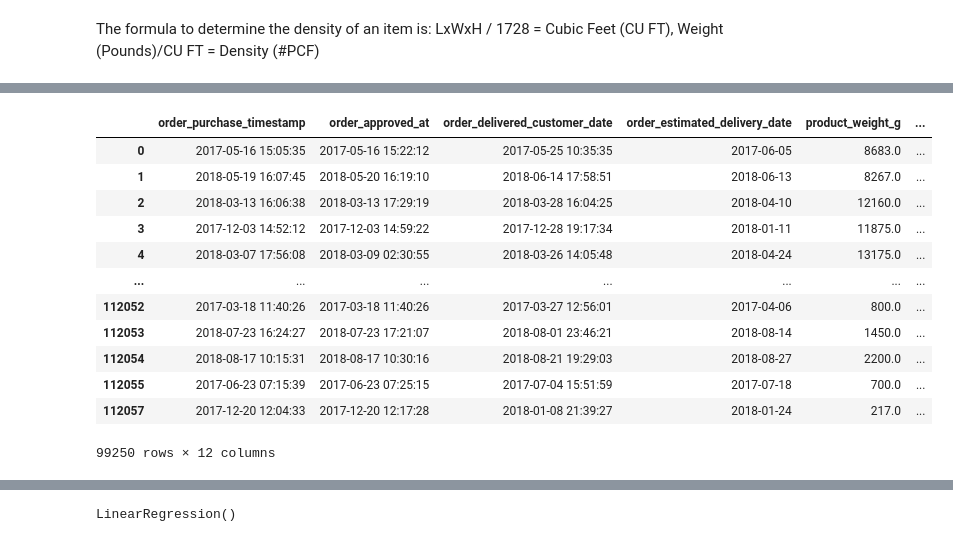
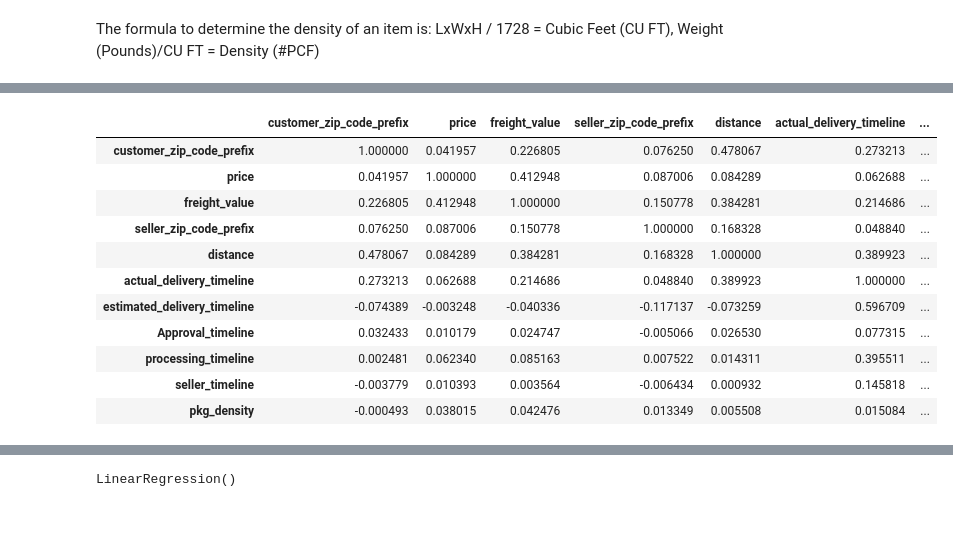
Before and after one commit to rameshavinash94/Regression_Retail_Store, a Jupyter notebook: Regression_Problem.ipynb, the cells around one changed output, grey strips where cells are left out. Saved outputs shown, nothing was run; the diff lists cells and outputs as text; code cells hidden in the pictures.

```diff
--- a/Regression_Problem.ipynb
+++ b/Regression_Problem.ipynb
@@ -209 +220,16 @@ See the caveats in the documentation: http://pandas.pydata.org/pandas-docs/stabl
+# %%
+regression_test.corr()
+# %% [output]
+|  | customer_zip_code_prefix | price | freight_value | seller_zip_code_prefix | distance | actual_delivery_timeline | ... |
+| customer_zip_code_prefix | 1.000000 | 0.041957 | 0.226805 | 0.076250 | 0.478067 | 0.273213 | ... |
+| price | 0.041957 | 1.000000 | 0.412948 | 0.087006 | 0.084289 | 0.062688 | ... |
+| freight_value | 0.226805 | 0.412948 | 1.000000 | 0.150778 | 0.384281 | 0.214686 | ... |
+| seller_zip_code_prefix | 0.076250 | 0.087006 | 0.150778 | 1.000000 | 0.168328 | 0.048840 | ... |
+| distance | 0.478067 | 0.084289 | 0.384281 | 0.168328 | 1.000000 | 0.389923 | ... |
+| actual_delivery_timeline | 0.273213 | 0.062688 | 0.214686 | 0.048840 | 0.389923 | 1.000000 | ... |
+| estimated_delivery_timeline | -0.074389 | -0.003248 | -0.040336 | -0.117137 | -0.073259 | 0.596709 | ... |
+| Approval_timeline | 0.032433 | 0.010179 | 0.024747 | -0.005066 | 0.026530 | 0.077315 | ... |
+| processing_timeline | 0.002481 | 0.062340 | 0.085163 | 0.007522 | 0.014311 | 0.395511 | ... |
+| seller_timeline | -0.003779 | 0.010393 | 0.003564 | -0.006434 | 0.000932 | 0.145818 | ... |
+| pkg_density | -0.000493 | 0.038015 | 0.042476 | 0.013349 | 0.005508 | 0.015084 | ... |
 # %%
@@ -211,16 +236,0 @@ regression_columns=regression_columns.dropna().drop_duplicates()
-# %%
-regression_columns
-# %% [output]
-|  | order_purchase_timestamp | order_approved_at | order_delivered_customer_date | order_estimated_delivery_date | product_weight_g | ... |
-| 0 | 2017-05-16 15:05:35 | 2017-05-16 15:22:12 | 2017-05-25 10:35:35 | 2017-06-05 | 8683.0 | ... |
-| 1 | 2018-05-19 16:07:45 | 2018-05-20 16:19:10 | 2018-06-14 17:58:51 | 2018-06-13 | 8267.0 | ... |
-| 2 | 2018-03-13 16:06:38 | 2018-03-13 17:29:19 | 2018-03-28 16:04:25 | 2018-04-10 | 12160.0 | ... |
-| 3 | 2017-12-03 14:52:12 | 2017-12-03 14:59:22 | 2017-12-28 19:17:34 | 2018-01-11 | 11875.0 | ... |
-| 4 | 2018-03-07 17:56:08 | 2018-03-09 02:30:55 | 2018-03-26 14:05:48 | 2018-04-24 | 13175.0 | ... |
-| ... | ... | ... | ... | ... | ... | ... |
-| 112052 | 2017-03-18 11:40:26 | 2017-03-18 11:40:26 | 2017-03-27 12:56:01 | 2017-04-06 | 800.0 | ... |
-| 112053 | 2018-07-23 16:24:27 | 2018-07-23 17:21:07 | 2018-08-01 23:46:21 | 2018-08-14 | 1450.0 | ... |
-| 112054 | 2018-08-17 10:15:31 | 2018-08-17 10:30:16 | 2018-08-21 19:29:03 | 2018-08-27 | 2200.0 | ... |
-| 112055 | 2017-06-23 07:15:39 | 2017-06-23 07:25:15 | 2017-07-04 15:51:59 | 2017-07-18 | 700.0 | ... |
-| 112057 | 2017-12-20 12:04:33 | 2017-12-20 12:17:28 | 2018-01-08 21:39:27 | 2018-01-24 | 217.0 | ... |
-99250 rows × 12 columns
```
Also changed, not shown: parts of 50 cells of this notebook.
